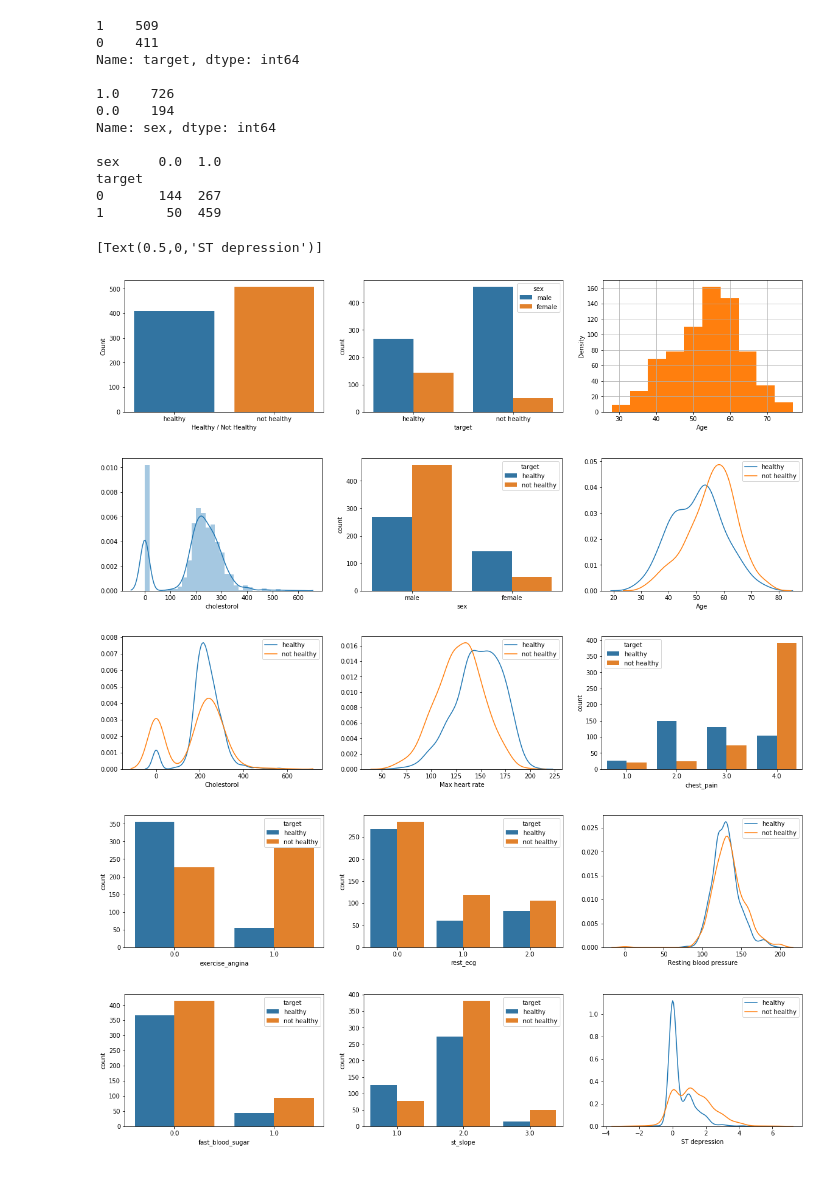
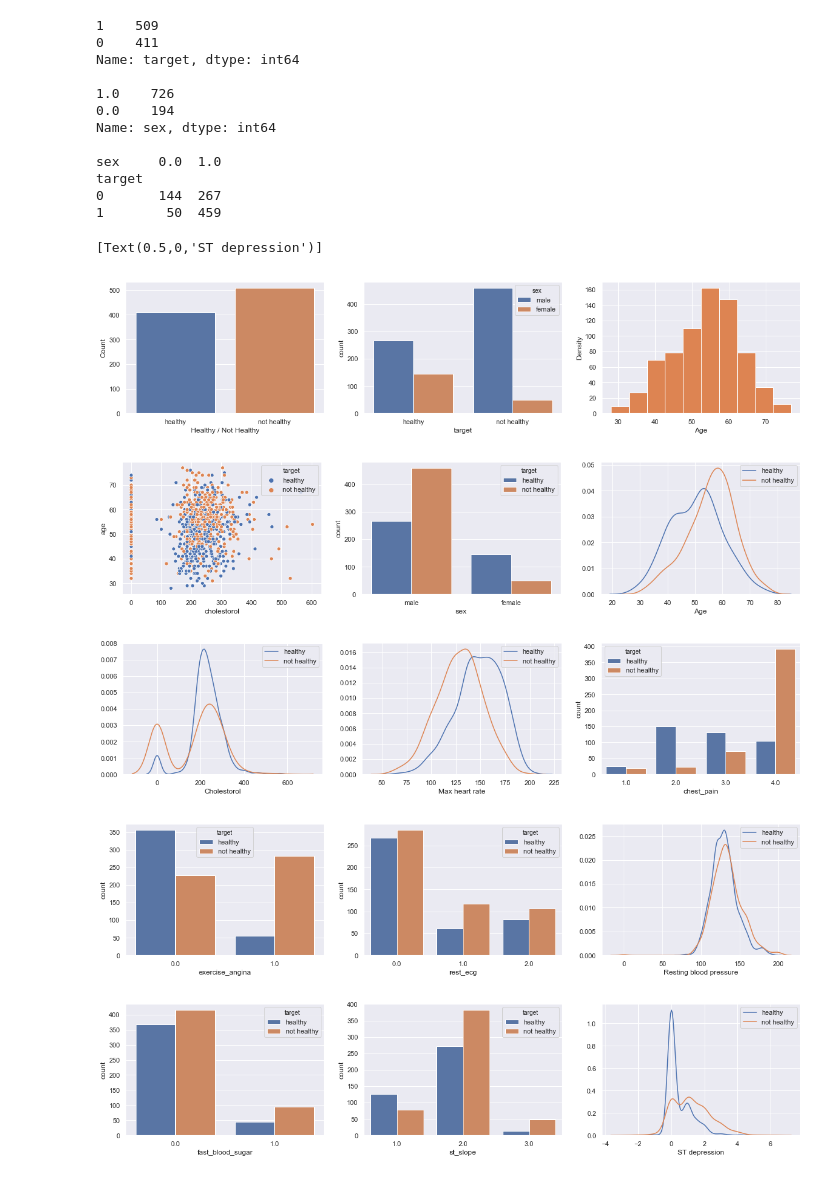
Before and after one commit to dimitraz/medical-data, a Jupyter notebook: Data Wrangling.ipynb, the cells around one changed output. Saved outputs shown, nothing was run; the diff lists cells and outputs as text; code cells hidden in the pictures.

Commit message:
Add cholestorol vs age plot, change plot colour palette

```diff
--- a/Data Wrangling.ipynb
+++ b/Data Wrangling.ipynb
@@ -264,6 +264,8 @@ target
 0       144  267
 1        50  459
 # %%
+sns.set(palette="deep")
+
 # Make a copy of the data to relabel the categories
 data = df.copy()
 data['sex'] = data['sex'].replace({0: 'female', 1: 'male'})
@@ -292,7 +294,8 @@ ax[2].set(xlabel='Age', ylabel='Density')
 fig, ax = plt.subplots(nrows=1, ncols=3, figsize=(20, 4))
 
 # Plot cholestorol distribution
-sns.distplot(df['cholestorol'], ax=ax[0])
+# sns.distplot(df['cholestorol'], ax=ax[0])
+sns.scatterplot(x="cholestorol", y="age", hue="target", data=data, ax=ax[0])
 
 # Plot sex by healthy vs not healthy
 sns.countplot(x='sex', hue="target", data=data, ax=ax[1])
@@ -329,36 +332,36 @@ sns.countplot(x='chest_pain', hue="target", data=data, ax=ax[2])
 fig, ax = plt.subplots(nrows=1, ncols=3, figsize=(20, 4))
 
 # Plot exercise chest pain by healthy vs not healthy
 sns.countplot(x='exercise_angina', hue="target", data=data, ax=ax[0])
 
 # Plot rest ecg by healthy vs not healthy
 sns.countplot(x='rest_ecg', hue="target", data=data, ax=ax[1])
 
 # Plot blood pressure by healthy vs not healthy
 sns.kdeplot(data.rest_blood_pressure[data.target == "healthy"], label='healthy', ax=ax[2])
 sns.kdeplot(data.rest_blood_pressure[data.target == "not healthy"], label='not healthy', ax=ax[2])
 ax[2].set(xlabel='Resting blood pressure')
 
 # -------------------------------------------------
 # Row 4
 # -------------------------------------------------
 fig, ax = plt.subplots(nrows=1, ncols=3, figsize=(20, 4))
 
 # Plot fasting blood sugar by healthy vs not healthy
 sns.countplot(x='fast_blood_sugar', hue="target", data=data, ax=ax[0])
 
 # Plot st slope by healthy vs not healthy
 sns.countplot(x='st_slope', hue="target", data=data, ax=ax[1])
 
 # Plot st depression by healthy vs not healthy
 sns.kdeplot(data.st_depression[data.target == "healthy"], label='healthy', ax=ax[2])
 sns.kdeplot(data.st_depression[data.target == "not healthy"], label='not healthy', ax=ax[2])
 ax[2].set(xlabel='ST depression')
 # %% [output]
 [Text(0.5,0,'ST depression')]
-[figure, old version]
+[figure, new version]
-[figure, old version]
+[figure, new version]
-[figure, old version]
+[figure, new version]
-[figure, old version]
+[figure, new version]
-[figure, old version]
+[figure, new version]
 # %%
```
Also changed, not shown: parts of 2 cells of this notebook.
